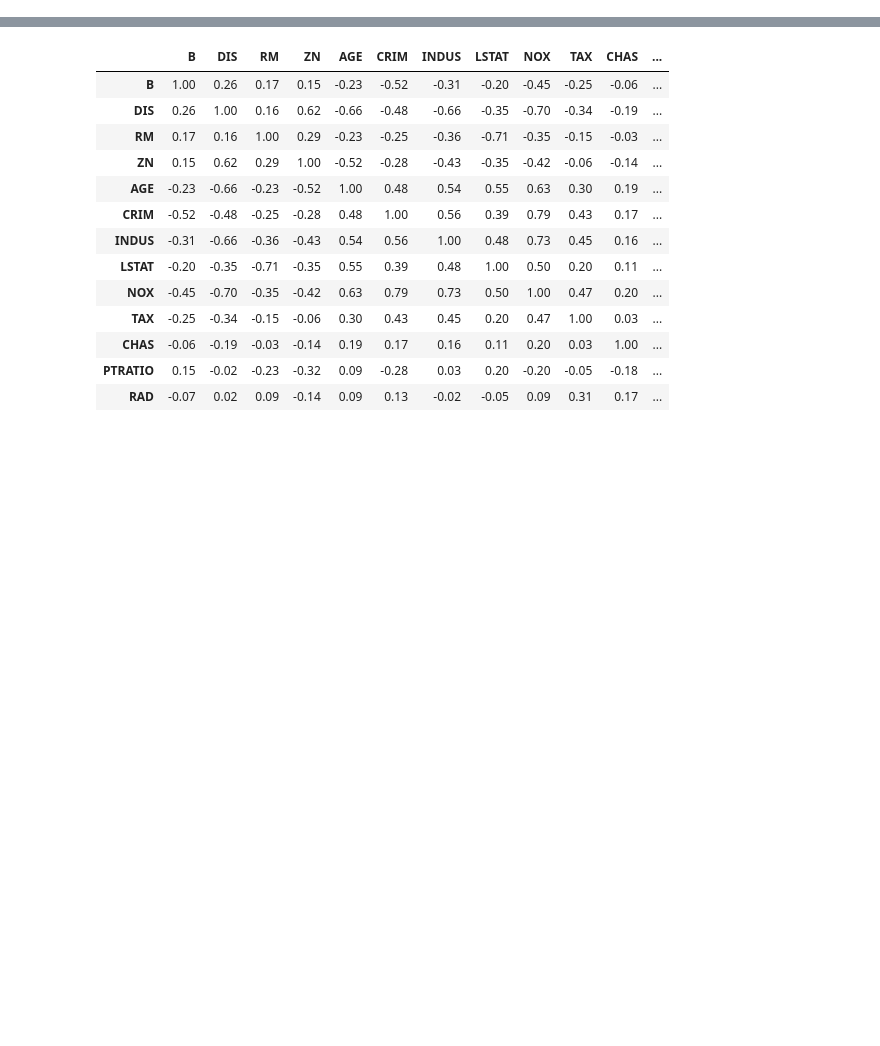
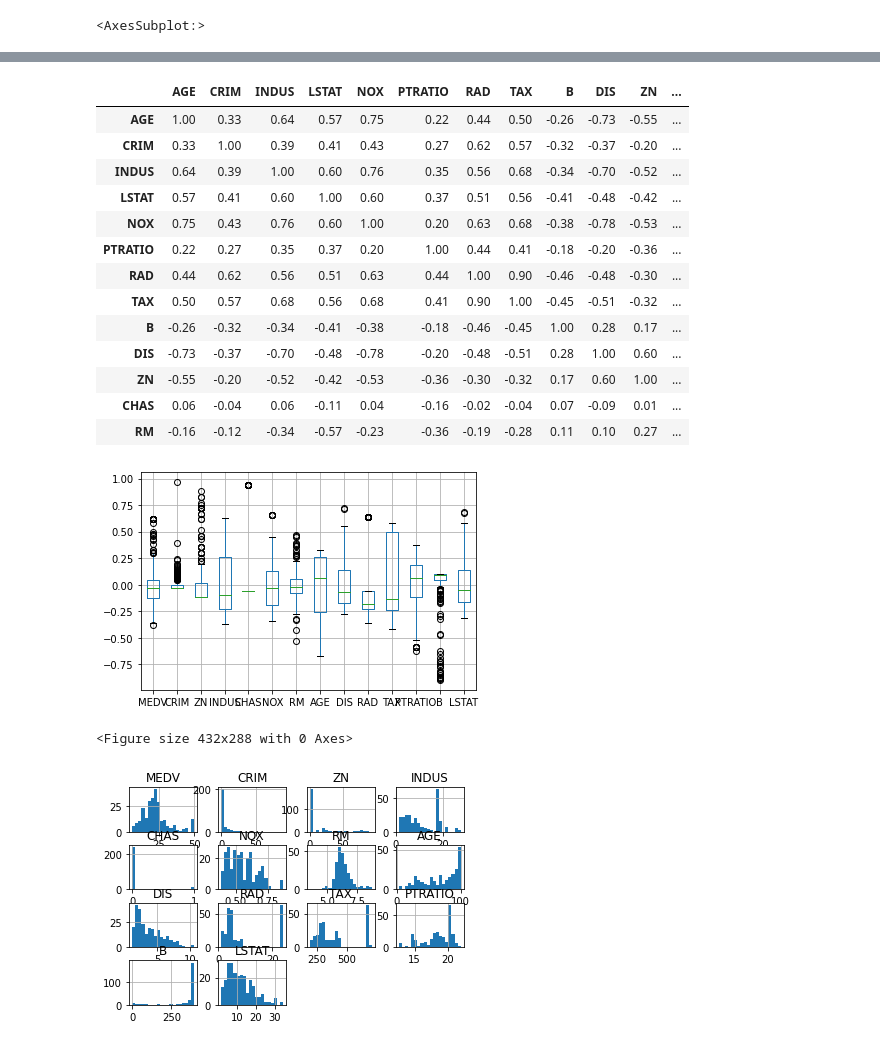
Before and after one commit to Thessal/kakao_interview, a Jupyter notebook: problem_3.ipynb, the cells around one changed output, grey strips where cells are left out. Drawn from its saved outputs; the diff is of its cells as text; code cells hidden in the pictures; blank space fills up the shorter version.

```diff
--- a/problem_3.ipynb
+++ b/problem_3.ipynb
@@ -66,23 +86,4 @@ df
 # %%
-def preprocess_features(boston_housing_dataframe):
-    '''
-    Prepare features
-
-    :param df: Raw pd.df containing Boston housing data
-    :return: df features, df targets
-    '''
-    features = boston_housing_dataframe.copy()
-    targets = features.pop('MEDV')
-
-    ## Transformations in Belsley (1980)
-    #features['NOXSQ'] = np.power(features['NOX'],2)
-    #features['LMV'] = np.log(features['MEDV'])
-    #there's a mention that large errors changes the value of the NOXSQ coefficient
-    ## Harrison (1978)
-    #features['RMSQ'] = np.power(features['RM'],2)
-
-    return features, targets
-
 def cut_data(df, ratio_list):
     '''
     Cuts df into smaller rows
@@ -96,15 +97,15 @@ def cut_data(df, ratio_list):
     offset = zip([0]+offset,offset+[df.shape[0]])
     return [df.iloc()[x[0]:x[1]] for x in offset]
 
-df_feature, df_targets = preprocess_features(df)
+df_feature = df_boston_housing.copy()
+df_targets = pd.DataFrame(df_feature.pop('MEDV'))
 
 df_feature_train, df_feature_test, df_feature_validate = cut_data(df_feature,[0.5,0.2])
 df_targets_train, df_targets_test, df_targets_validate = cut_data(df_targets,[0.5,0.2])
 # %%
-import matplotlib.pyplot as plt
 import scipy.cluster.hierarchy as spc
 
-def plot_corr(df, cluster=False):
+def plot_corr(df, cluster=False, absolute=False):
     '''
     Prints
 
@@ -114,14 +115,26 @@ def plot_corr(df, cluster=False):
     '''
     corr = df.corr()
 
+    if absolute :
+        corr = corr.abs()
+
     if cluster :
         pdist = spc.distance.pdist(corr)
         linkage = spc.linkage(pdist, method='complete')
         idx = spc.fcluster(linkage, 0.5 * pdist.max(), 'distance')
-        new_index = [x for _,x in sorted(zip(idx,list(df_feature_train.columns)))]
+        new_index = [x for _,x in sorted(zip(idx,list(df.columns)))]
         corr = corr.reindex(new_index)[new_index]
 
-    return corr.style.background_gradient(cmap='coolwarm').set_precision(2)#.set_properties(**{'font-size': '0pt'})
+        output = corr \
+            .style.background_gradient(cmap='coolwarm') \
+            .set_precision(2) \
+            .set_table_attributes('style="font-size: 10px"')
+            #.set_properties(**{'font-size': '0pt'})
+    return output
 
-plot_corr(df_feature_train, cluster=True)
+df_all_train = pd.concat([df_targets_train, df_feature_train],axis=1)
+pprint(((df_all_train-df_all_train.mean()) / (df_all_train.max()-df_all_train.min())).boxplot())
+pprint(df_all_train.hist(bins=20))
+pprint(plot_corr(df_feature_train, cluster=True))#.render()
 # %% [output]
+<AxesSubplot:>
@@ -128,14 +156,17 @@ plot_corr(df_feature_train, cluster=True)
-|  | B | DIS | RM | ZN | AGE | CRIM | INDUS | LSTAT | NOX | TAX | CHAS | ... |
-| B | 1.00 | 0.26 | 0.17 | 0.15 | -0.23 | -0.52 | -0.31 | -0.20 | -0.45 | -0.25 | -0.06 | ... |
-| DIS | 0.26 | 1.00 | 0.16 | 0.62 | -0.66 | -0.48 | -0.66 | -0.35 | -0.70 | -0.34 | -0.19 | ... |
-| RM | 0.17 | 0.16 | 1.00 | 0.29 | -0.23 | -0.25 | -0.36 | -0.71 | -0.35 | -0.15 | -0.03 | ... |
-| ZN | 0.15 | 0.62 | 0.29 | 1.00 | -0.52 | -0.28 | -0.43 | -0.35 | -0.42 | -0.06 | -0.14 | ... |
-| AGE | -0.23 | -0.66 | -0.23 | -0.52 | 1.00 | 0.48 | 0.54 | 0.55 | 0.63 | 0.30 | 0.19 | ... |
-| CRIM | -0.52 | -0.48 | -0.25 | -0.28 | 0.48 | 1.00 | 0.56 | 0.39 | 0.79 | 0.43 | 0.17 | ... |
-| INDUS | -0.31 | -0.66 | -0.36 | -0.43 | 0.54 | 0.56 | 1.00 | 0.48 | 0.73 | 0.45 | 0.16 | ... |
-| LSTAT | -0.20 | -0.35 | -0.71 | -0.35 | 0.55 | 0.39 | 0.48 | 1.00 | 0.50 | 0.20 | 0.11 | ... |
-| NOX | -0.45 | -0.70 | -0.35 | -0.42 | 0.63 | 0.79 | 0.73 | 0.50 | 1.00 | 0.47 | 0.20 | ... |
-| TAX | -0.25 | -0.34 | -0.15 | -0.06 | 0.30 | 0.43 | 0.45 | 0.20 | 0.47 | 1.00 | 0.03 | ... |
-| CHAS | -0.06 | -0.19 | -0.03 | -0.14 | 0.19 | 0.17 | 0.16 | 0.11 | 0.20 | 0.03 | 1.00 | ... |
-| PTRATIO | 0.15 | -0.02 | -0.23 | -0.32 | 0.09 | -0.28 | 0.03 | 0.20 | -0.20 | -0.05 | -0.18 | ... |
-| RAD | -0.07 | 0.02 | 0.09 | -0.14 | 0.09 | 0.13 | -0.02 | -0.05 | 0.09 | 0.31 | 0.17 | ... |
+|  | AGE | CRIM | INDUS | LSTAT | NOX | PTRATIO | RAD | TAX | B | DIS | ZN | ... |
+| AGE | 1.00 | 0.33 | 0.64 | 0.57 | 0.75 | 0.22 | 0.44 | 0.50 | -0.26 | -0.73 | -0.55 | ... |
+| CRIM | 0.33 | 1.00 | 0.39 | 0.41 | 0.43 | 0.27 | 0.62 | 0.57 | -0.32 | -0.37 | -0.20 | ... |
+| INDUS | 0.64 | 0.39 | 1.00 | 0.60 | 0.76 | 0.35 | 0.56 | 0.68 | -0.34 | -0.70 | -0.52 | ... |
+| LSTAT | 0.57 | 0.41 | 0.60 | 1.00 | 0.60 | 0.37 | 0.51 | 0.56 | -0.41 | -0.48 | -0.42 | ... |
+| NOX | 0.75 | 0.43 | 0.76 | 0.60 | 1.00 | 0.20 | 0.63 | 0.68 | -0.38 | -0.78 | -0.53 | ... |
+| PTRATIO | 0.22 | 0.27 | 0.35 | 0.37 | 0.20 | 1.00 | 0.44 | 0.41 | -0.18 | -0.20 | -0.36 | ... |
+| RAD | 0.44 | 0.62 | 0.56 | 0.51 | 0.63 | 0.44 | 1.00 | 0.90 | -0.46 | -0.48 | -0.30 | ... |
+| TAX | 0.50 | 0.57 | 0.68 | 0.56 | 0.68 | 0.41 | 0.90 | 1.00 | -0.45 | -0.51 | -0.32 | ... |
+| B | -0.26 | -0.32 | -0.34 | -0.41 | -0.38 | -0.18 | -0.46 | -0.45 | 1.00 | 0.28 | 0.17 | ... |
+| DIS | -0.73 | -0.37 | -0.70 | -0.48 | -0.78 | -0.20 | -0.48 | -0.51 | 0.28 | 1.00 | 0.60 | ... |
+| ZN | -0.55 | -0.20 | -0.52 | -0.42 | -0.53 | -0.36 | -0.30 | -0.32 | 0.17 | 0.60 | 1.00 | ... |
+| CHAS | 0.06 | -0.04 | 0.06 | -0.11 | 0.04 | -0.16 | -0.02 | -0.04 | 0.07 | -0.09 | 0.01 | ... |
+| RM | -0.16 | -0.12 | -0.34 | -0.57 | -0.23 | -0.36 | -0.19 | -0.28 | 0.11 | 0.10 | 0.27 | ... |
+[figure, added]
+<Figure size 432x288 with 0 Axes>
+[figure, added]
```
Also changed, not shown: parts of 14 cells of this notebook, 1 other file.
